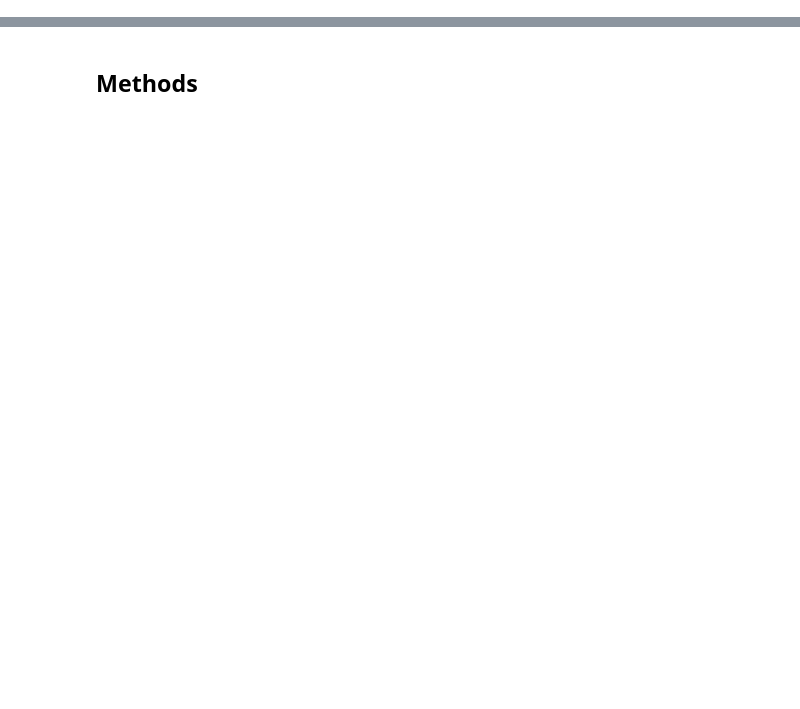
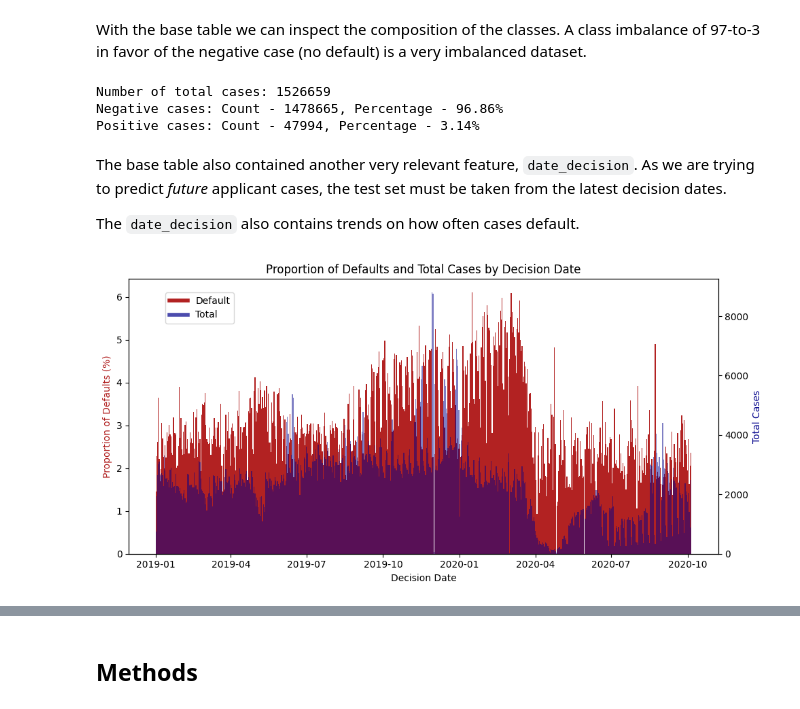
Before and after one commit to DataScienceAndEngineering/machine-learning-dse-i210-final-project-credit-risk, a Jupyter notebook: reports/final_report.ipynb, the cells around one changed output, grey strips where cells are left out. Saved outputs shown, nothing was run; the diff lists cells and outputs as text; code cells hidden in the pictures; blank space fills up the shorter version.

```diff
--- a/reports/final_report.ipynb
+++ b/reports/final_report.ipynb
@@ -91,0 +39,3 @@ The relationship between category frequency and target variable explored.
+# %%
+# Directory to data
+data_root = '../data/raw/csv_files/train'
@@ -91,0 +50,46 @@ The relationship between category frequency and target variable explored.
+# %%
+base_table = 'train_base.csv'
+base_df = pd.read_csv(os.path.join(data_root, base_table))
+base_df['date_decision'] = pd.to_datetime(base_df['date_decision'])
+# %% [markdown]
+With the base table we can inspect the composition of the classes. A class imbalance of 97-to-3 in favor of the negative case (no default) is a very imbalanced dataset.
+# %%
+# Total cases
+n_total = len(base_df)
+
+# Number of negative cases
+n_neg = len(base_df[base_df['target'] == 0])
+
+# Number of positive cases
+n_pos = len(base_df[base_df['target'] == 1])
+
+print('Number of total cases:', n_total)
+print(f'Negative cases: Count - {n_neg}, Percentage - {100*n_neg/n_total:.2f}%')
+print(f'Positive cases: Count - {n_pos}, Percentage - {100*n_pos/n_total:.2f}%')
+# %% [output]
+Number of total cases: 1526659
+Negative cases: Count - 1478665, Percentage - 96.86%
+Positive cases: Count - 47994, Percentage - 3.14%
+# %% [markdown]
+The base table also contained another very relevant feature, `date_decision`. As we are trying to predict *future* applicant cases, the test set must be taken from the latest decision dates.
+
+The `date_decision` also contains trends on how often cases default.
+# %%
+# Get proportion of defaults by date
+date_target_prop = base_df.groupby('date_decision')['target'].value_counts(normalize=True).reset_index()
+date_target_prop = date_target_prop[date_target_prop['target'] == 1]
+date_target_prop['proportion'] = 100 * date_target_prop['proportion']
+
+# Get number of decisions by date
+date_total = base_df.groupby('date_decision')['target'].count().reset_index()
+
+# Plot
+viz_tools.two_bars_share_x(df1=date_target_prop, df2=date_total,
+                          x_name='date_decision', y1_name='proportion',
+                          y2_name='target', x_label='Decision Date',
+                          title='Proportion of Defaults and Total Cases by Decision Date',
+                          y1_label='Proportion of Defaults (%)',
+                          y2_label='Total Cases', l1_label='Default',
+                          l2_label='Total')
+# %% [output]
+[figure, added]
```
Also changed, not shown: parts of 16 cells of this notebook, 2 other files.
